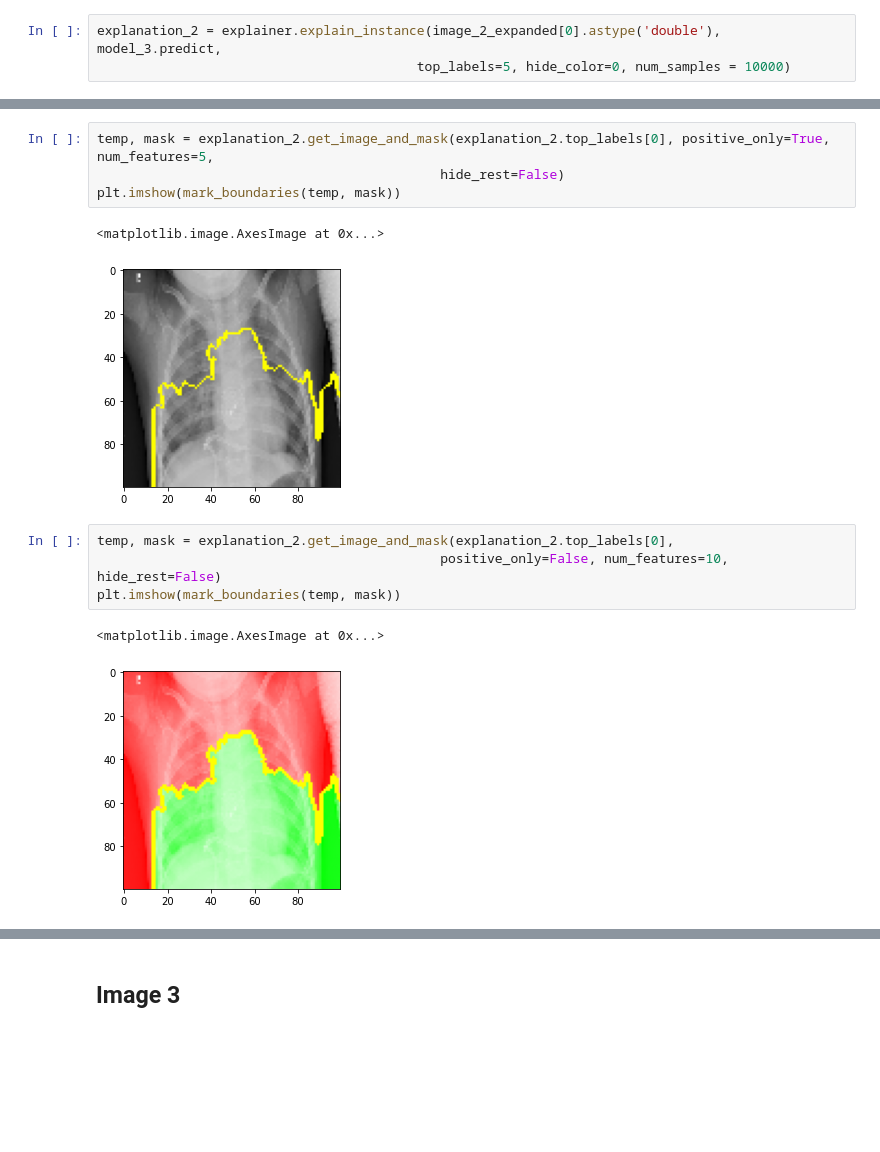
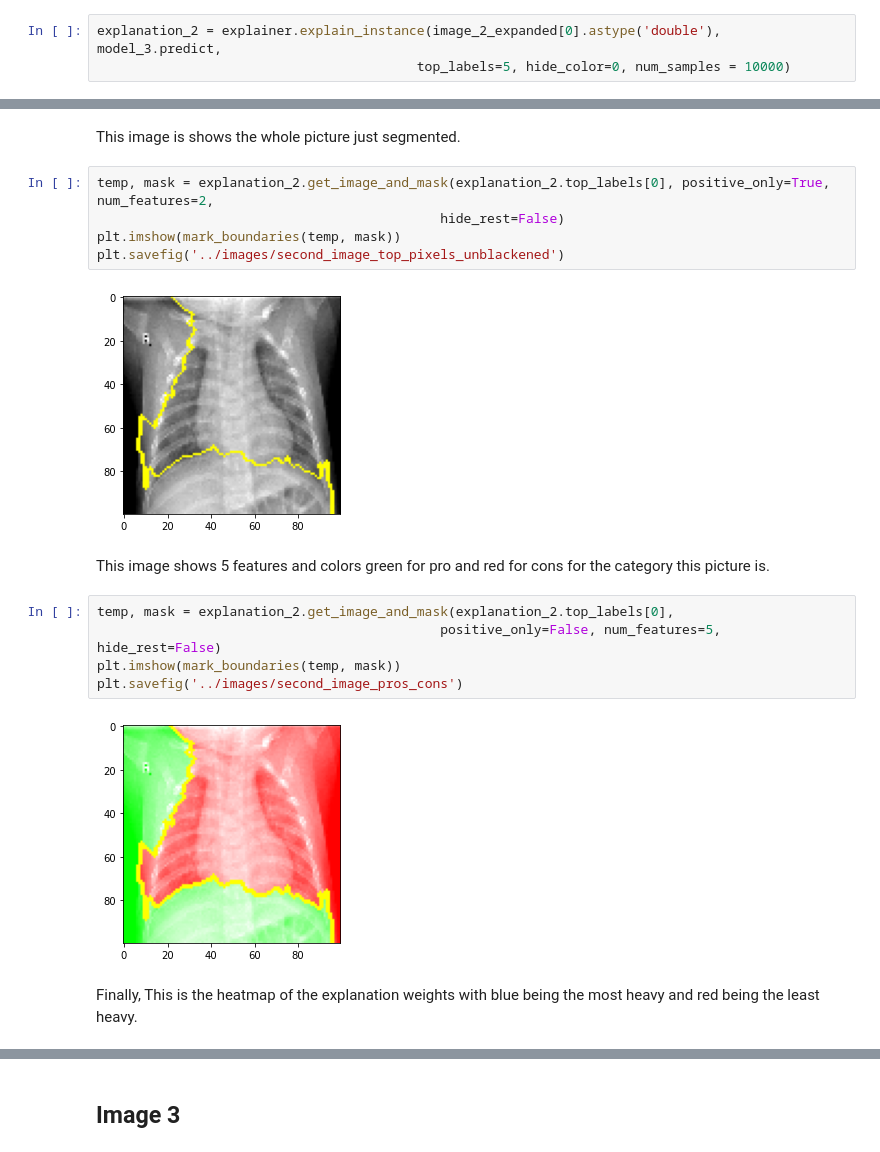
Before and after one commit to edgarbarr1/image-classification-neural-network, a Jupyter notebook: notebook/image-classification-notebook.ipynb, the cells around one changed output, grey strips where cells are left out. Cells and saved outputs as stored; diff of their text form; blank space fills up the shorter version.

```diff
--- a/notebook/image-classification-notebook.ipynb
+++ b/notebook/image-classification-notebook.ipynb
@@ -785,17 +840,23 @@ plt.imshow(mark_boundaries(temp, mask))
+# %% [markdown]
+This image is shows the whole picture just segmented.
 # %%
-temp, mask = explanation_2.get_image_and_mask(explanation_2.top_labels[0], positive_only=True, num_features=5,
+temp, mask = explanation_2.get_image_and_mask(explanation_2.top_labels[0], positive_only=True, num_features=2,
                                             hide_rest=False)
 plt.imshow(mark_boundaries(temp, mask))
+plt.savefig('../images/second_image_top_pixels_unblackened')
 # %% [output]
-<matplotlib.image.AxesImage at 0x...>
-[figure, old version]
+[figure, new version]
+# %% [markdown]
+This image shows 5 features and colors green for pro and red for cons for the category this picture is.
 # %%
 temp, mask = explanation_2.get_image_and_mask(explanation_2.top_labels[0],
-                                            positive_only=False, num_features=10, hide_rest=False)
+                                            positive_only=False, num_features=5, hide_rest=False)
 plt.imshow(mark_boundaries(temp, mask))
+plt.savefig('../images/second_image_pros_cons')
 # %% [output]
-<matplotlib.image.AxesImage at 0x...>
-[figure, old version]
+[figure, new version]
+# %% [markdown]
+Finally, This is the heatmap of the explanation weights with blue being the most heavy and red being the least heavy.
 # %%
 ind =  explanation_2.top_labels[0]
 
```
Also changed, not shown: parts of 60 cells of this notebook, 1 other file.
